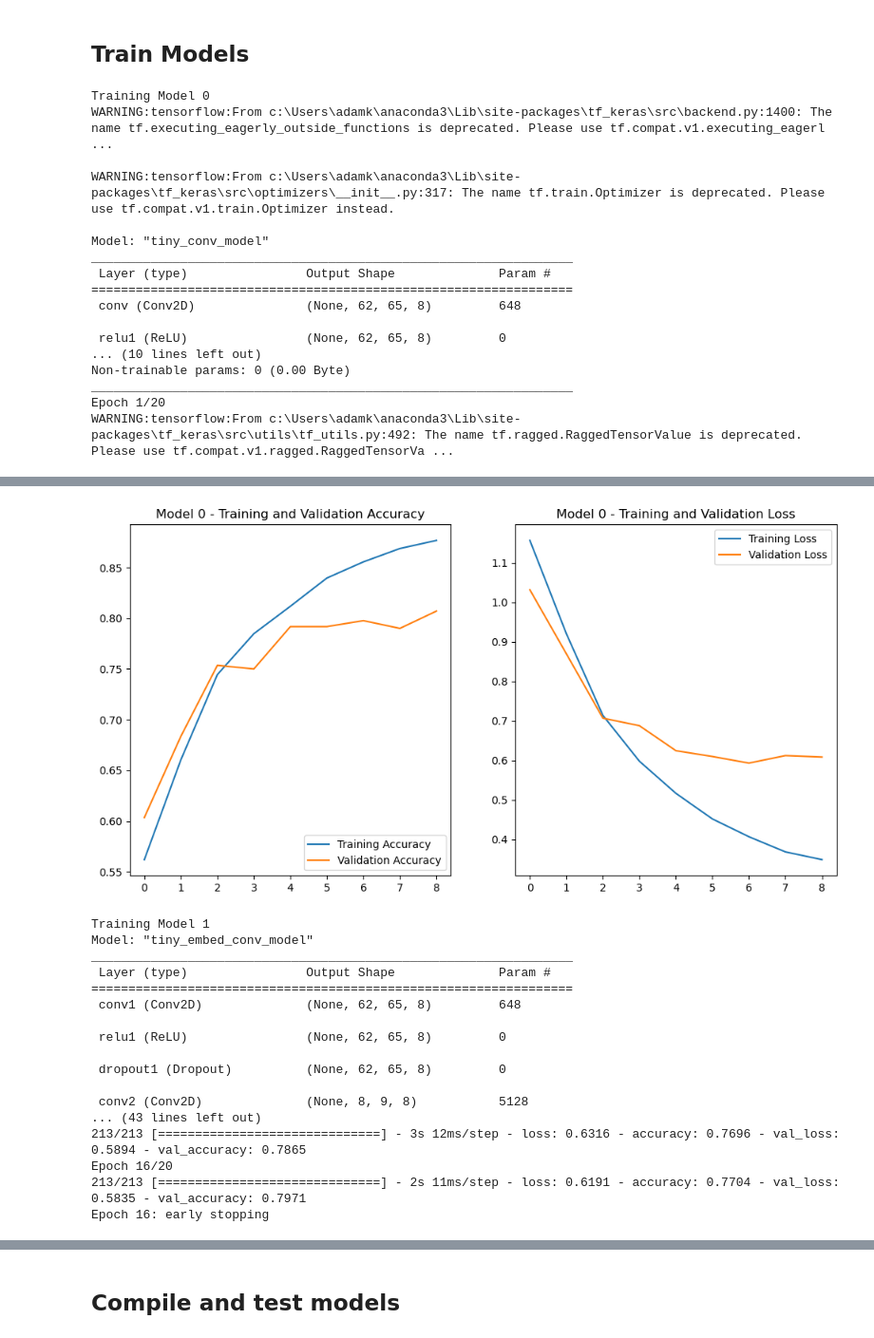
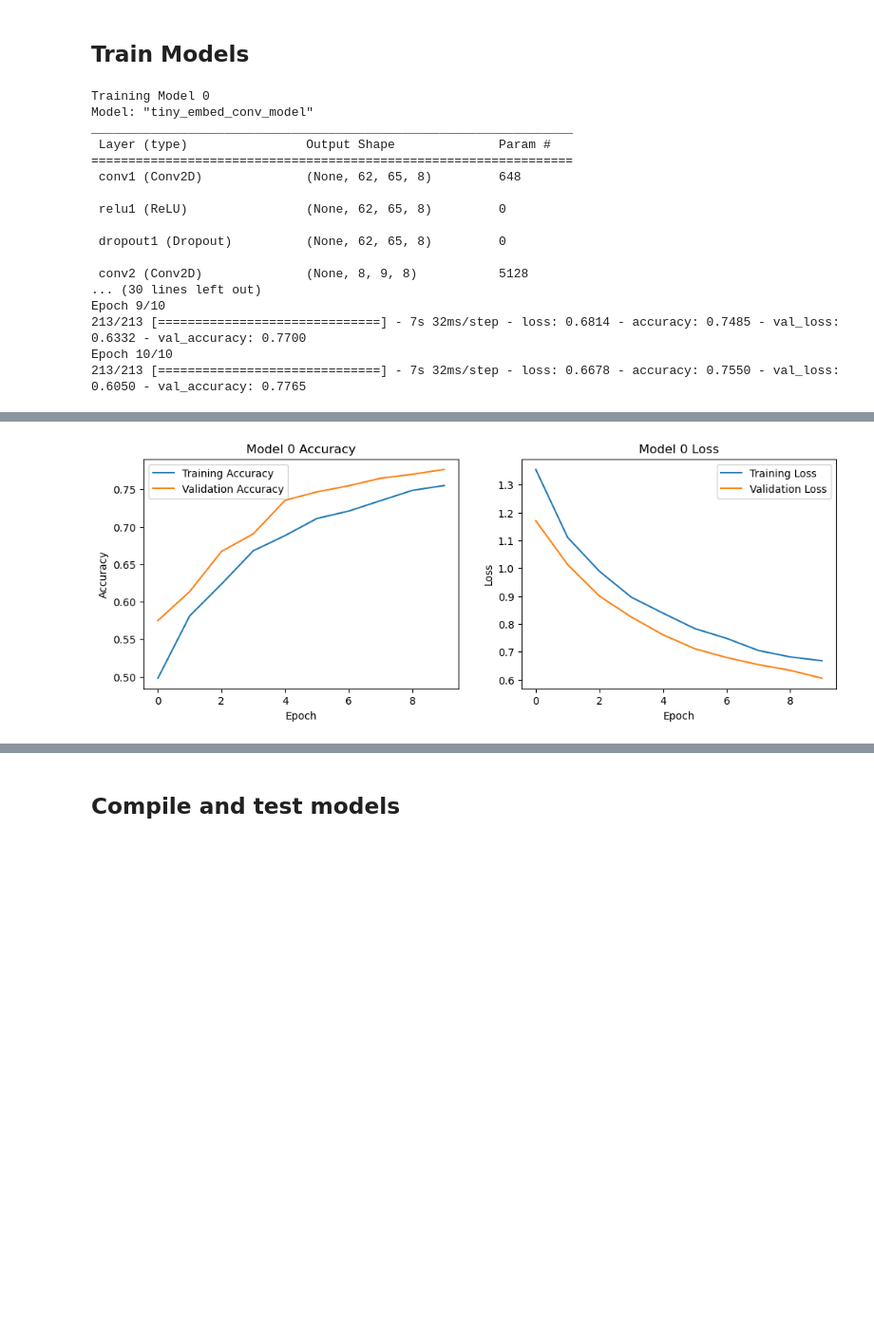
Before and after one commit to Gabinson200/ESPtinyML24, a Jupyter notebook: model_making/notebooks/audio_model_creation.ipynb, the cells around one changed output, grey strips where cells are left out. Shown at 95% size. Drawn from its saved outputs; the diff is of its cells as text; code cells hidden in the pictures; blank space fills up the shorter version.

```diff
--- a/model_making/notebooks/audio_model_creation.ipynb
+++ b/model_making/notebooks/audio_model_creation.ipynb
@@ -100,13 +378,37 @@ import audio_models
 # Weight initializations?
 # %% [markdown]
 ## Train Models
+# %%
+def plot_training_history(history, model_index):
+    """Plots training and validation accuracy and loss."""
+    plt.figure(figsize=(12, 4))
+
+    # Plot accuracy
+    plt.subplot(1, 2, 1)
+    plt.plot(history.history['accuracy'], label='Training Accuracy')
+    plt.plot(history.history['val_accuracy'], label='Validation Accuracy')
+    plt.title(f'Model {model_index} Accuracy')
+    plt.xlabel('Epoch')
+    plt.ylabel('Accuracy')
+    plt.legend()
+
+    # Plot loss
+    plt.subplot(1, 2, 2)
+    plt.plot(history.history['loss'], label='Training Loss')
+    plt.plot(history.history['val_loss'], label='Validation Loss')
+    plt.title(f'Model {model_index} Loss')
+    plt.xlabel('Epoch')
+    plt.ylabel('Loss')
+    plt.legend()
+
+    plt.show()
 # %%
 models = []
 histories = []
 sequential_models = True
 
-for i, create_model in enumerate([audio_models.create_tiny_conv_model_small, audio_models.create_tiny_embed_conv_model_small,
-                                audio_models.create_tiny_embed_conv_model_small_best]):
+
+for i, create_model in enumerate([audio_models.create_tiny_embed_conv_model_small]):
     print(f'\nTraining Model {i}')
     input_shape = (124, 129, 1)
     model = create_model(input_shape)
@@ -123,28 +425,29 @@ for i, create_model in enumerate([audio_models.create_tiny_conv_model_small, aud
     history = model.fit(
         train_spectrogram_ds,
         validation_data=val_spectrogram_ds,
-        epochs=20,  # You can adjust the number of epochs
+        epochs=10,  # You can adjust the number of epochs
         callbacks=keras.callbacks.EarlyStopping(verbose=1, patience=2, min_delta=0.01),
         verbose = 1
     )
     models.append(model)
     histories.append(history)
-    audio_models.plot_training_history(history, i)
+
+    plot_training_history(history, i)
 # %% [output]
 Training Model 0
-WARNING:tensorflow:From c:\Users\adamk\anaconda3\Lib\site-packages\tf_keras\src\backend.py:1400: The name tf.executing_eagerly_outside_functions is deprecated. Please use tf.compat.v1.executing_eagerl ...
-
-WARNING:tensorflow:From c:\Users\adamk\anaconda3\Lib\site-packages\tf_keras\src\optimizers\__init__.py:317: The name tf.train.Optimizer is deprecated. Please use tf.compat.v1.train.Optimizer instead.
-
-Model: "tiny_conv_model"
+Model: "tiny_embed_conv_model"
 _________________________________________________________________
  Layer (type)                Output Shape              Param #
 =================================================================
- conv (Conv2D)               (None, 62, 65, 8)         648
+ conv1 (Conv2D)              (None, 62, 65, 8)         648
 
  relu1 (ReLU)                (None, 62, 65, 8)         0
-... (10 lines left out)
-Non-trainable params: 0 (0.00 Byte)
-_________________________________________________________________
-Epoch 1/20
-WARNING:tensorflow:From c:\Users\adamk\anaconda3\Lib\site-packages\tf_keras\src\utils\tf_utils.py:492: The name tf.ragged.RaggedTensorValue is deprecated. Please use tf.compat.v1.ragged.RaggedTensorVa ...
+
+ dropout1 (Dropout)          (None, 62, 65, 8)         0
+
+ conv2 (Conv2D)              (None, 8, 9, 8)           5128
+... (30 lines left out)
+Epoch 9/10
+213/213 [==============================] - 7s 32ms/step - loss: 0.6814 - accuracy: 0.7485 - val_loss: 0.6332 - val_accuracy: 0.7700
+Epoch 10/10
+213/213 [==============================] - 7s 32ms/step - loss: 0.6678 - accuracy: 0.7550 - val_loss: 0.6050 - val_accuracy: 0.7765
@@ -171,18 +454 @@ Epoch 9: early stopping
-[figure, old version]
+[figure, new version]
-Training Model 1
-Model: "tiny_embed_conv_model"
-_________________________________________________________________
- Layer (type)                Output Shape              Param #
-=================================================================
- conv1 (Conv2D)              (None, 62, 65, 8)         648
-
- relu1 (ReLU)                (None, 62, 65, 8)         0
-
- dropout1 (Dropout)          (None, 62, 65, 8)         0
-
- conv2 (Conv2D)              (None, 8, 9, 8)           5128
-... (43 lines left out)
-213/213 [==============================] - 3s 12ms/step - loss: 0.6316 - accuracy: 0.7696 - val_loss: 0.5894 - val_accuracy: 0.7865
-Epoch 16/20
-213/213 [==============================] - 2s 11ms/step - loss: 0.6191 - accuracy: 0.7704 - val_loss: 0.5835 - val_accuracy: 0.7971
-Epoch 16: early stopping
```
Also changed, not shown: parts of 20 cells of this notebook.
